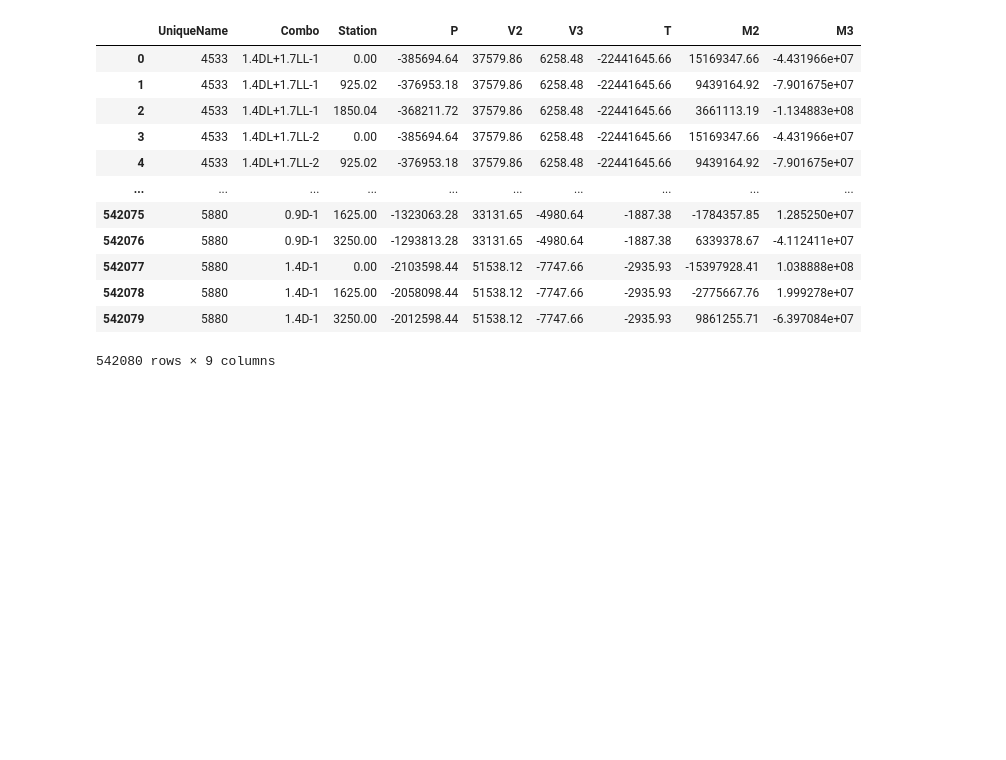
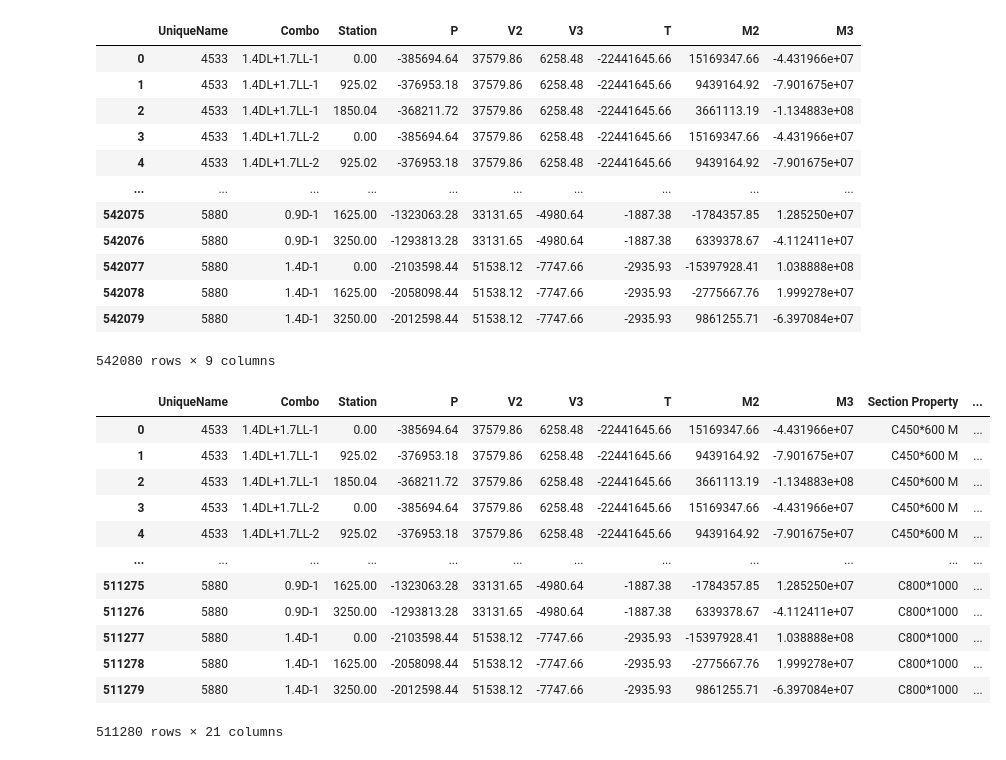
Before and after one commit to mohamadalitellawi/Civil_Engineering_Tools, a Jupyter notebook: notebooks/column_pandas/ppp.ipynb, the cells around one changed output. Saved outputs shown, nothing was run; the diff lists cells and outputs as text; code cells hidden in the pictures; blank space fills up the shorter version.

```diff
--- a/notebooks/column_pandas/ppp.ipynb
+++ b/notebooks/column_pandas/ppp.ipynb
@@ -36,0 +97,29 @@ df
+# %%
+df_frames:pd.DataFrame
+df_sections:pd.DataFrame
+
+df_frames = pd.read_excel(io=excel_file,sheet_name='Frame Assigns - Sect Prop',
+                   skiprows=[0, 2], usecols=[2,3,5])
+df_frames = df_frames[df_frames['Shape'] == 'Concrete Rectangular']
+
+df = pd.read_excel(io=excel_file,sheet_name='Frame Assigns - Summary',
+                   skiprows=[0,2],usecols=[2,4])
+df_frames = df_frames.merge(df,how='inner', on='UniqueName').drop(axis=1, labels=['Shape'])
+display(df_frames)
+df_sections = pd.read_excel(io=excel_file,sheet_name='Frame Sec Def - Conc Col Reinf',
+                   skiprows=[0, 2],usecols=[0,3,6,7,8,10,12])
+df_sections = df_sections [df_sections['Reinforcement Configuration'] == 'Rectangular']
+
+df = pd.read_excel(io=excel_file,sheet_name='Frame Sec Def - Conc Rect',
+                   skiprows=[0, 2], usecols=[0,1,3,4,8])
+df = df[df['Design Type'] == 'Column']
+df_sections = df_sections.merge(df,how='inner', on='Name')
+
+df = pd.read_excel(io=excel_file,sheet_name='Mat Prop - Concrete Data',
+                   skiprows=[0, 2], usecols=[0,1])
+df_sections = df_sections.merge(df,how='inner', on='Material').drop(axis=1, labels=['Reinforcement Configuration','Material','Design Type'])
+df_sections['As'] = (2 * (df_sections['Number Bars 3-Dir'] + df_sections['Number Bars 2-Dir']) - 4) * math.pi / 4 * df_sections['Longitudinal Bar Size'] **2
+df_sections['rft_ratio'] = df_sections['As'] / (df_sections['Depth'] * df_sections['Width'])
+display(df_sections)
+df_input = df_frames.merge(df_sections,how='inner', left_on='Section Property', right_on='Name').drop(axis=1, labels=['Name'])
+df_input
@@ -37,7 +166,7 @@ df
 # %%
-df = pd.read_excel(io=excel_file,sheet_name='Design Forces - Columns',
+df_forces = pd.read_excel(io=excel_file,sheet_name='Design Forces - Columns',
                    skiprows=[0, 2], usecols=[2,3,4,5,6,7,8,9,10])
-df
+df_forces
 # %% [output]
 |  | UniqueName | Combo | Station | P | V2 | V3 | T | M2 | M3 |
 | 0 | 4533 | 1.4DL+1.7LL-1 | 0.00 | -385694.64 | 37579.86 | 6258.48 | -22441645.66 | 15169347.66 | -4.431966e+07 |
@@ -52,3 +181,20 @@ df
 | 542078 | 5880 | 1.4D-1 | 1625.00 | -2058098.44 | 51538.12 | -7747.66 | -2935.93 | -2775667.76 | 1.999278e+07 |
 | 542079 | 5880 | 1.4D-1 | 3250.00 | -2012598.44 | 51538.12 | -7747.66 | -2935.93 | 9861255.71 | -6.397084e+07 |
 542080 rows × 9 columns
+# %%
+df_final = df_forces.merge(df_input, how='inner', on='UniqueName')
+df_final
+# %% [output]
+|  | UniqueName | Combo | Station | P | V2 | V3 | T | M2 | M3 | Section Property | ... |
+| 0 | 4533 | 1.4DL+1.7LL-1 | 0.00 | -385694.64 | 37579.86 | 6258.48 | -22441645.66 | 15169347.66 | -4.431966e+07 | C450*600 M | ... |
+| 1 | 4533 | 1.4DL+1.7LL-1 | 925.02 | -376953.18 | 37579.86 | 6258.48 | -22441645.66 | 9439164.92 | -7.901675e+07 | C450*600 M | ... |
+| 2 | 4533 | 1.4DL+1.7LL-1 | 1850.04 | -368211.72 | 37579.86 | 6258.48 | -22441645.66 | 3661113.19 | -1.134883e+08 | C450*600 M | ... |
+| 3 | 4533 | 1.4DL+1.7LL-2 | 0.00 | -385694.64 | 37579.86 | 6258.48 | -22441645.66 | 15169347.66 | -4.431966e+07 | C450*600 M | ... |
+| 4 | 4533 | 1.4DL+1.7LL-2 | 925.02 | -376953.18 | 37579.86 | 6258.48 | -22441645.66 | 9439164.92 | -7.901675e+07 | C450*600 M | ... |
+| ... | ... | ... | ... | ... | ... | ... | ... | ... | ... | ... | ... |
+| 511275 | 5880 | 0.9D-1 | 1625.00 | -1323063.28 | 33131.65 | -4980.64 | -1887.38 | -1784357.85 | 1.285250e+07 | C800*1000 | ... |
+| 511276 | 5880 | 0.9D-1 | 3250.00 | -1293813.28 | 33131.65 | -4980.64 | -1887.38 | 6339378.67 | -4.112411e+07 | C800*1000 | ... |
+| 511277 | 5880 | 1.4D-1 | 0.00 | -2103598.44 | 51538.12 | -7747.66 | -2935.93 | -15397928.41 | 1.038888e+08 | C800*1000 | ... |
+| 511278 | 5880 | 1.4D-1 | 1625.00 | -2058098.44 | 51538.12 | -7747.66 | -2935.93 | -2775667.76 | 1.999278e+07 | C800*1000 | ... |
+| 511279 | 5880 | 1.4D-1 | 3250.00 | -2012598.44 | 51538.12 | -7747.66 | -2935.93 | 9861255.71 | -6.397084e+07 | C800*1000 | ... |
+511280 rows × 21 columns
```
Also changed, not shown: parts of 5 cells of this notebook, 2 other files.
